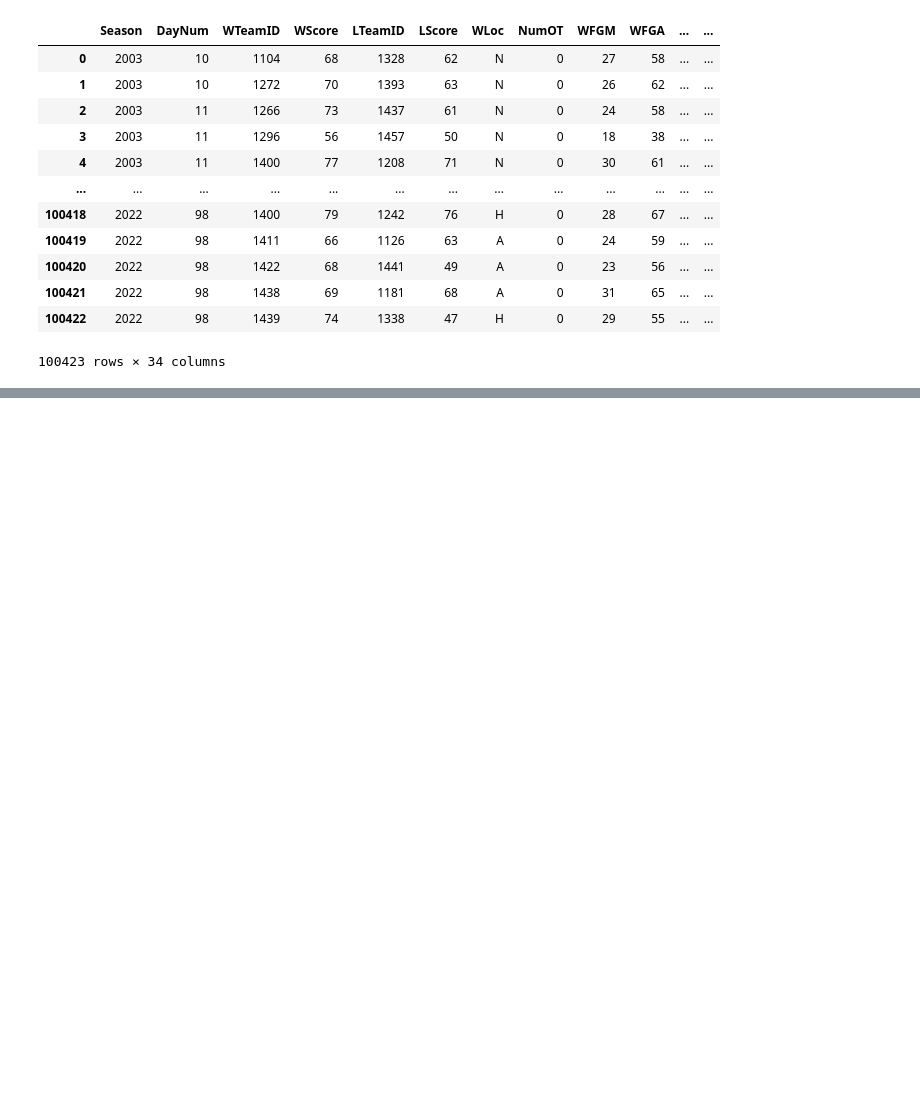
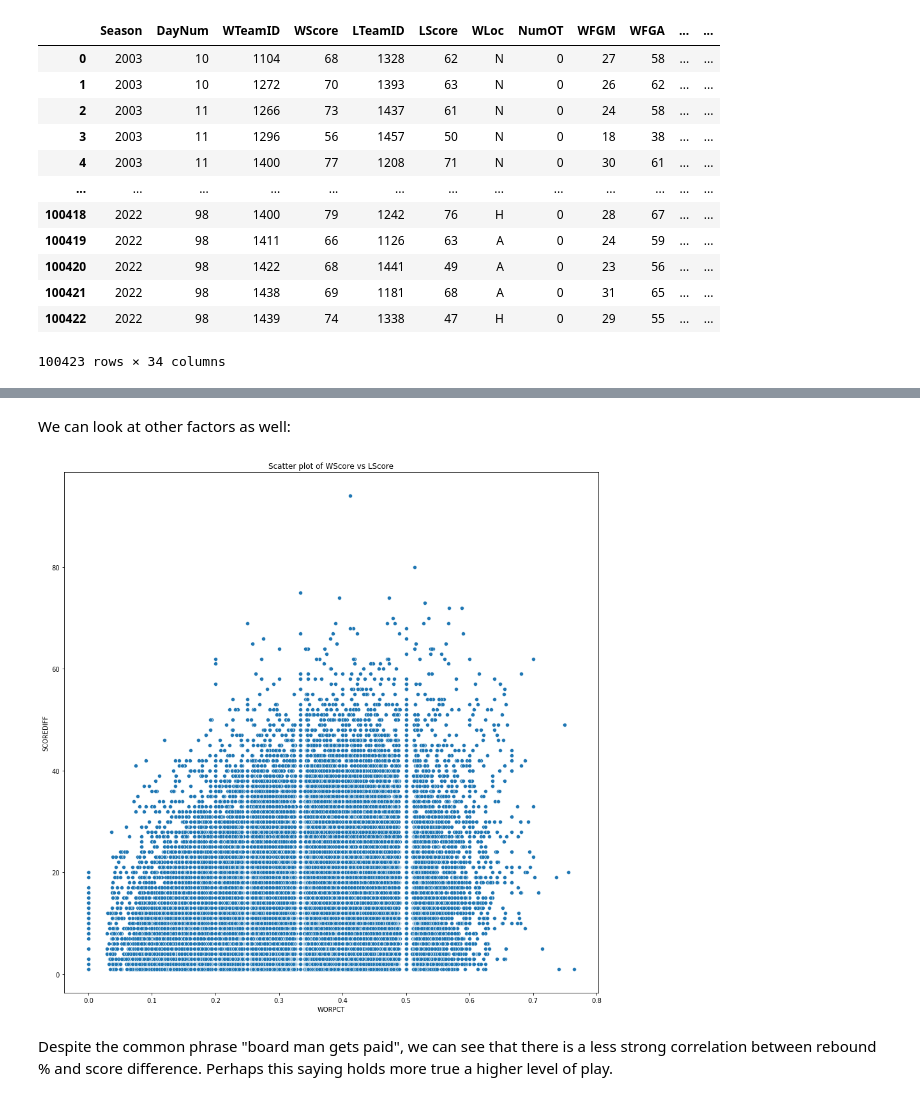
Before and after one commit to joshmccoy2/NCAA_March_Madness, a Jupyter notebook: NCAA.ipynb, the cells around one changed output, grey strips where cells are left out. Cells and saved outputs as stored; diff of their text form; code cells hidden in the pictures; blank space fills up the shorter version.

```diff
--- a/NCAA.ipynb
+++ b/NCAA.ipynb
@@ -88,0 +109,18 @@ sns.heatmap(corr[['WFGPCT', 'W3PCT', 'WFTPCT', 'WORBCHANCE', 'WORPCT', 'LFGPCT',
+# %% [markdown]
+We can look at other factors as well:
+# %%
+# detailed_tourney_data = 'MNCAATourneyDetailedResults.csv'
+# detailed_tourney_results = pd.read_csv(detailed_tourney_data)
+
+plt.figure(figsize=(15,15))
+sns.scatterplot(x='WORPCT', y='SCOREDIFF', data=detailed_results)
+#sns.relplot(x = 'Height', y = 'Weight', data=df)
+
+plt.title('Scatter plot of WScore vs LScore')
+plt.xlabel('WORPCT')
+plt.ylabel('SCOREDIFF')
+plt.show()
+# %% [output]
+[figure, added]
+# %% [markdown]
+Despite the common phrase "board man gets paid", we can see that there is a less strong correlation between rebound % and score difference. Perhaps this saying holds more true a higher level of play.
```
Also changed, not shown: parts of 11 cells of this notebook.
